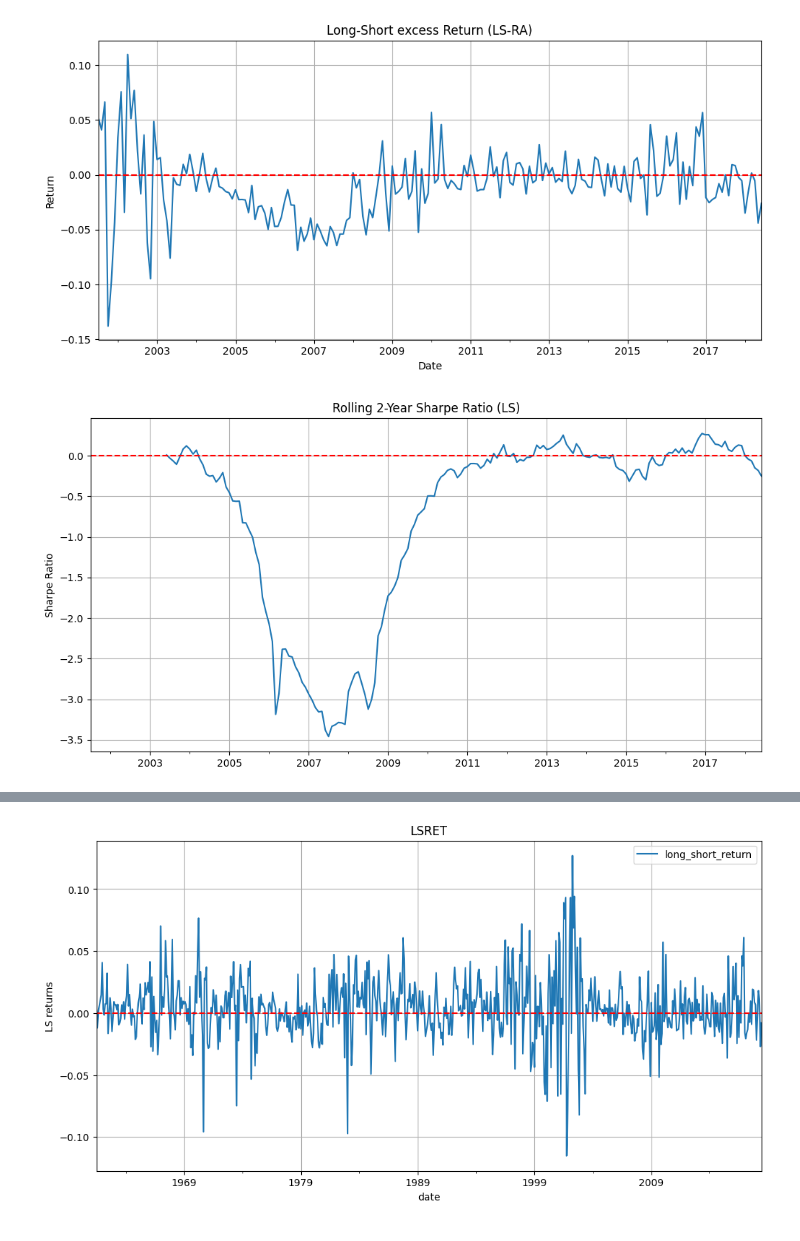
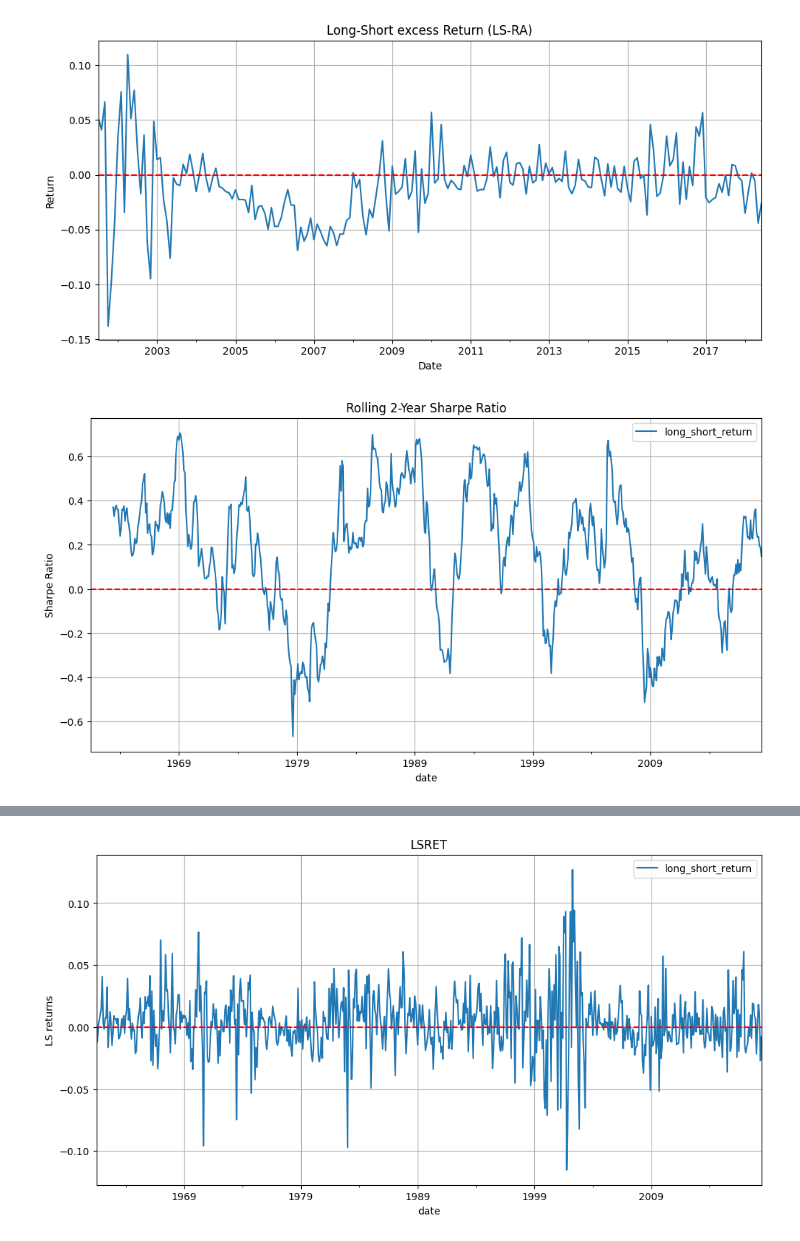
Before and after one commit to justusschenk/valueinvesting, a Jupyter notebook: Sharpe-ratio.ipynb, the cells around one changed output, grey strips where cells are left out. Saved outputs shown, nothing was run; the diff lists cells and outputs as text; code cells hidden in the pictures.

```diff
--- a/Sharpe-ratio.ipynb
+++ b/Sharpe-ratio.ipynb
@@ -47,14 +47,14 @@ plt.show()
 # %%
 #Rolling average Sharpe-Ratios
 
-rolling_mean = ls_ret_excess.rolling(window=24).mean()
-rolling_std = df['long_short_return'].rolling(window=24).std()
+rolling_mean = ls_ret.rolling(window=24).mean()
+rolling_std = ls_ret.rolling(window=24).std()
 rolling_sharpe = rolling_mean / rolling_std
 
-rolling_sharpe.plot(figsize=(12, 6), title='Rolling 2-Year Sharpe Ratio (LS)')
+rolling_sharpe.plot(figsize=(12, 6), title='Rolling 2-Year Sharpe Ratio')
 plt.axhline(0, color='red', linestyle='--')
 plt.ylabel('Sharpe Ratio')
 plt.grid(True)
 plt.show()
 # %% [output]
-[figure, old version]
+[figure, new version]
```
Also changed, not shown: parts of 2 cells of this notebook, 3 other files.
